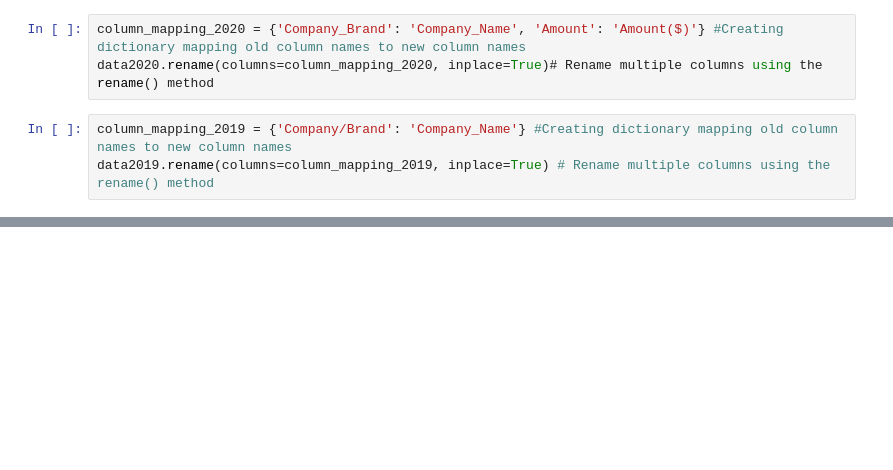
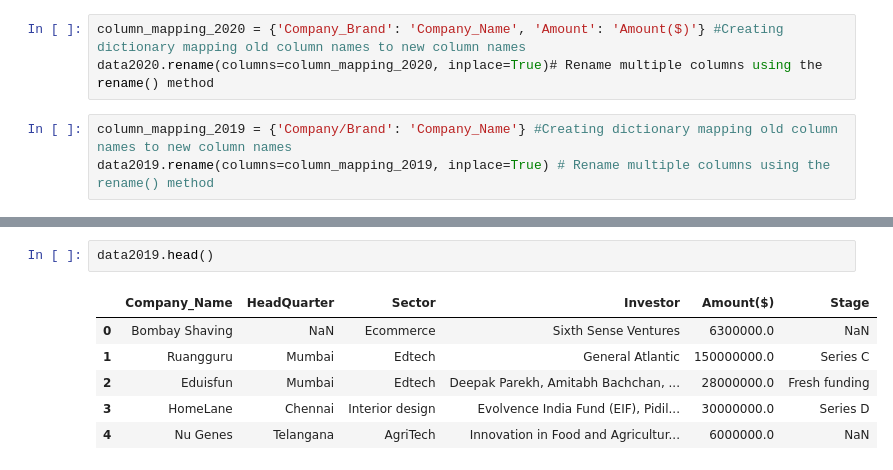
Before and after one commit to ShivajiKhajira/LP1_Project-1, a Jupyter notebook: LP1_startup_funding2020.ipynb, the cells around one changed output, grey strips where cells are left out. Drawn from its saved outputs; the diff is of its cells as text; blank space fills up the shorter version.

```diff
--- a/LP1_startup_funding2020.ipynb
+++ b/LP1_startup_funding2020.ipynb
@@ -397,0 +423,9 @@ data2018.rename(columns=column_mapping_2018, inplace=True)
+# %%
+data2019.head()
+# %% [output]
+|  | Company_Name | HeadQuarter | Sector | Investor | Amount($) | Stage |
+| 0 | Bombay Shaving | NaN | Ecommerce | Sixth Sense Ventures | 6300000.0 | NaN |
+| 1 | Ruangguru | Mumbai | Edtech | General Atlantic | 150000000.0 | Series C |
+| 2 | Eduisfun | Mumbai | Edtech | Deepak Parekh, Amitabh Bachchan, ... | 28000000.0 | Fresh funding |
+| 3 | HomeLane | Chennai | Interior design | Evolvence India Fund (EIF), Pidil... | 30000000.0 | Series D |
+| 4 | Nu Genes | Telangana | AgriTech | Innovation in Food and Agricultur... | 6000000.0 | NaN |
```
Also changed, not shown: parts of 11 cells of this notebook.
